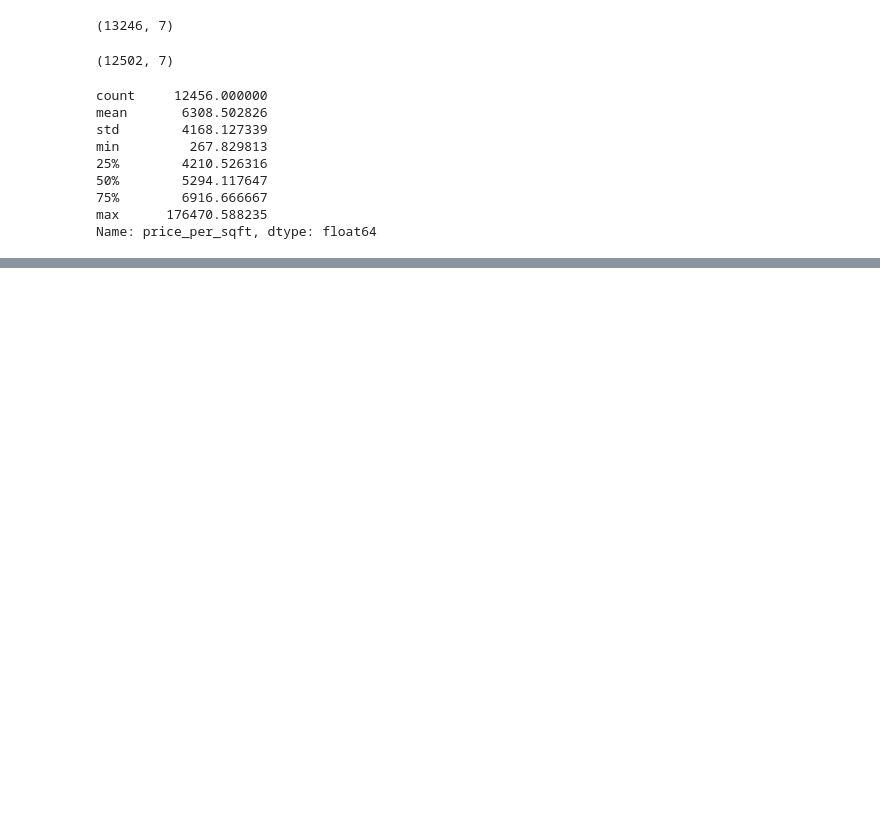
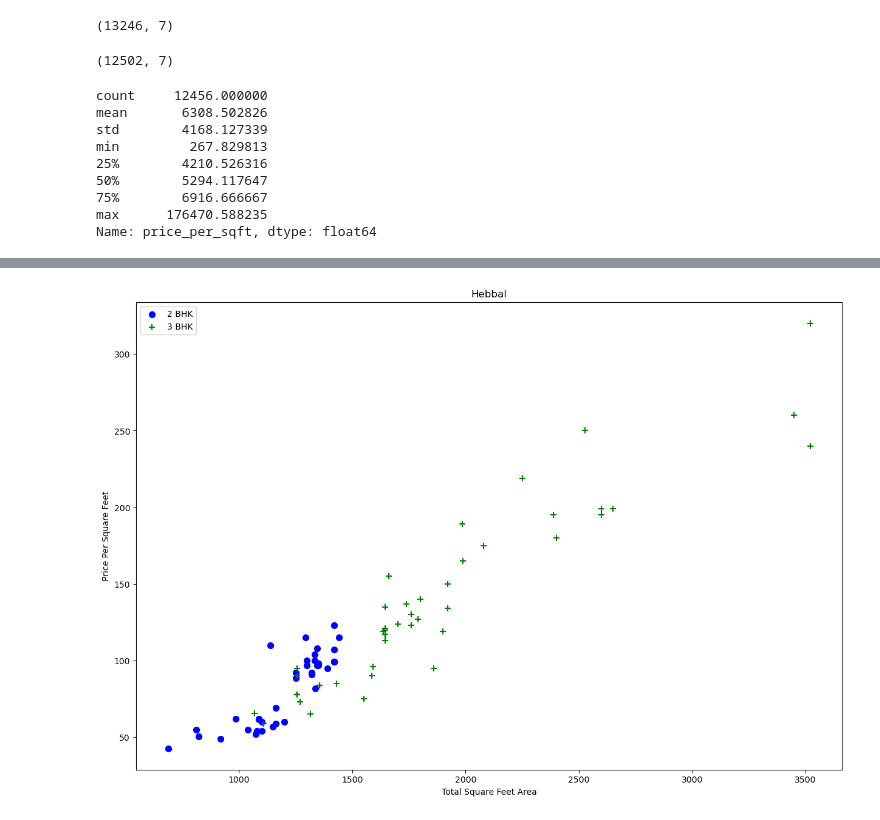
Before and after one commit to Anshul-01/HousePredictionMLProject, a Jupyter notebook: House Price.ipynb, the cells around one changed output, grey strips where cells are left out. Cells and saved outputs as stored; diff of their text form; code cells hidden in the pictures; blank space fills up the shorter version.

```diff
--- a/House Price.ipynb
+++ b/House Price.ipynb
@@ -288,0 +318,4 @@ def remove_pps_outlier(df):
+# %%
+plot_scatter_chart(df7,"Hebbal")
+# %% [output]
+[figure, added]
```
Also changed, not shown: parts of 25 cells of this notebook.
